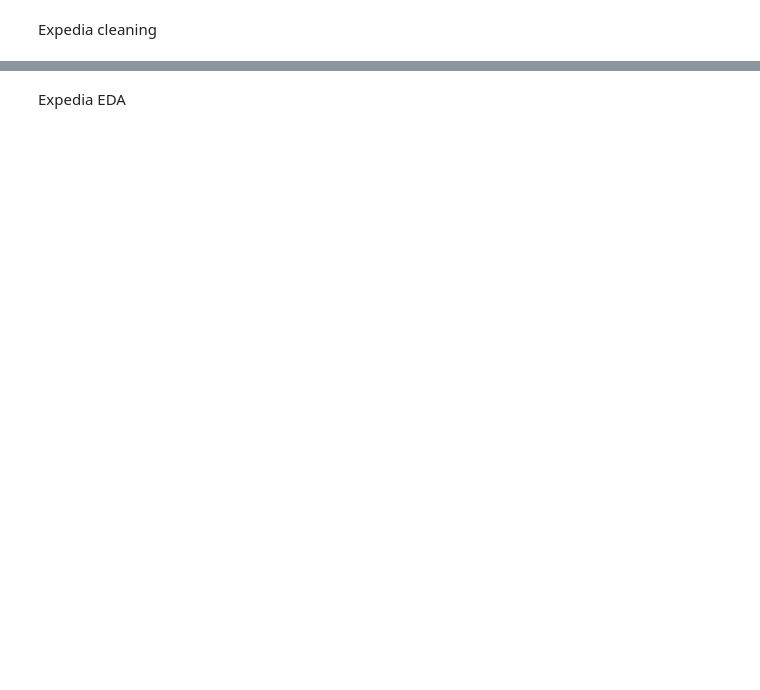
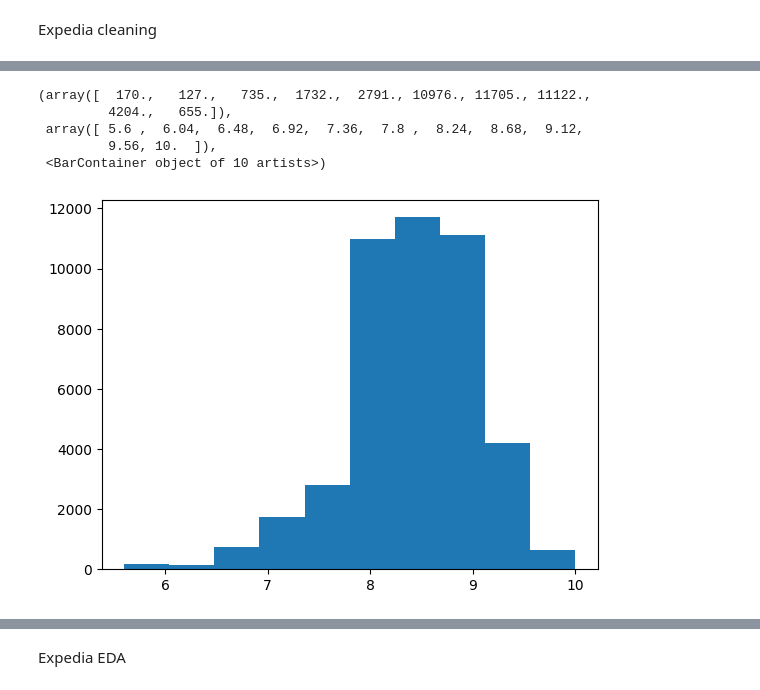
Before and after one commit to yarinr25/DSF---final-project, a Jupyter notebook: Notebooks/main.ipynb, the cells around one changed output, grey strips where cells are left out. Drawn from its saved outputs; the diff is of its cells as text; code cells hidden in the pictures; blank space fills up the shorter version.

Commit message:
finish expedia eda

```diff
--- a/Notebooks/main.ipynb
+++ b/Notebooks/main.ipynb
@@ -280,0 +20,2 @@ memory usage: 5.4+ MB
+# %%
+expedia_df = Expedia_hotels.copy()
@@ -280,0 +42,12 @@ memory usage: 5.4+ MB
+# %%
+#taking only the date form the timestamp
+expedia_df['Snapshot'] = expedia_df['Snapshot'].apply(lambda x: datetime.strptime(x, '%Y-%m-%d').date())
+#keep the firt 100 hotels in each search
+expedia_df = expedia_df.loc[expedia_df['Index'] < 100].reset_index(drop=True)
+
+#increase the index in one to avoid the 0 index
+expedia_df['Index'] = expedia_df['Index'] + 1
+
+#convert from float to int
+expedia_df['TTT'] = expedia_df['TTT'].astype('int64')
+expedia_df['LOS'] = expedia_df['LOS'].astype('int64')
@@ -280,0 +80,3 @@ memory usage: 5.4+ MB
+# %%
+#keep only the digits
+expedia_df['Num of Reviews'] = expedia_df['Num of Reviews'].apply(lambda x: int(re.sub("[^0-9]", "", x)) if not pd.isnull(x) else x)
@@ -280,0 +88,2 @@ memory usage: 5.4+ MB
+# %%
+expedia_df['Num of Reviews'] = expedia_df['Num of Reviews'].fillna(0)
@@ -280,0 +102,10 @@ memory usage: 5.4+ MB
+# %%
+#lets see the histogram of the grades
+plt.hist(expedia_df['Grade'])
+# %% [output]
+(array([  170.,   127.,   735.,  1732.,  2791., 10976., 11705., 11122.,
+         4204.,   655.]),
+ array([ 5.6 ,  6.04,  6.48,  6.92,  7.36,  7.8 ,  8.24,  8.68,  9.12,
+         9.56, 10.  ]),
+ <BarContainer object of 10 artists>)
+[figure, added]
```
Also changed, not shown: parts of 79 cells of this notebook.
